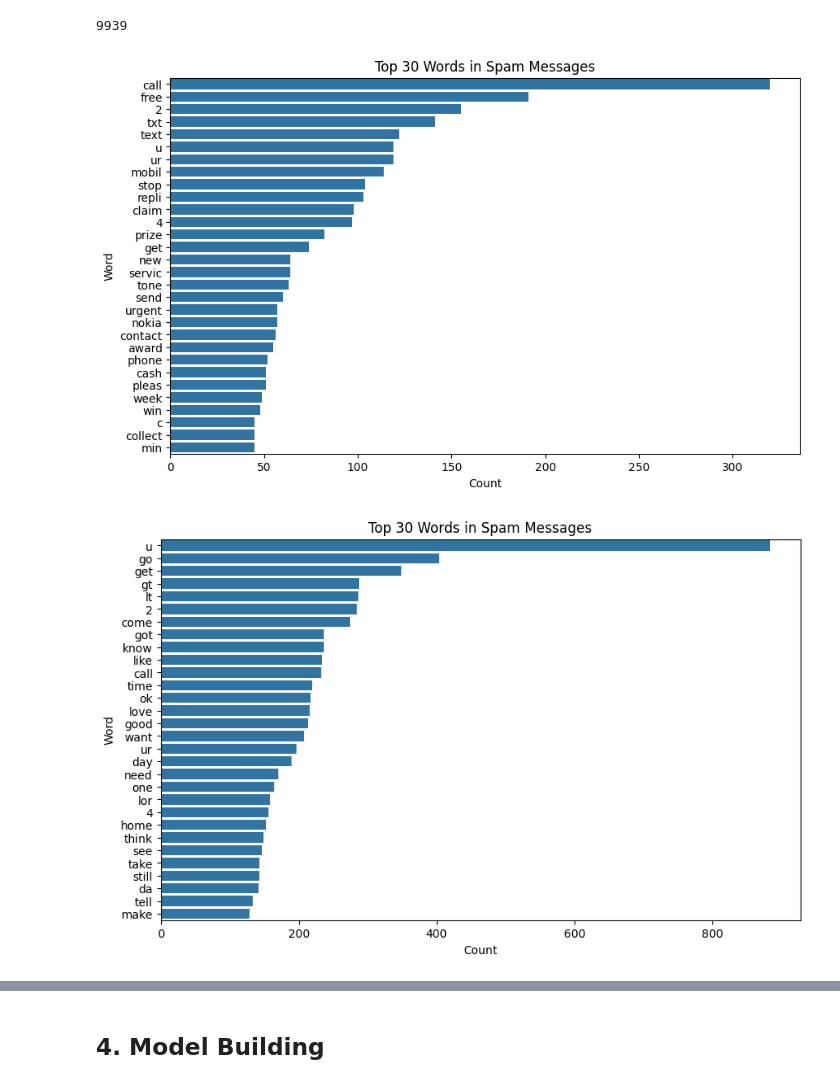
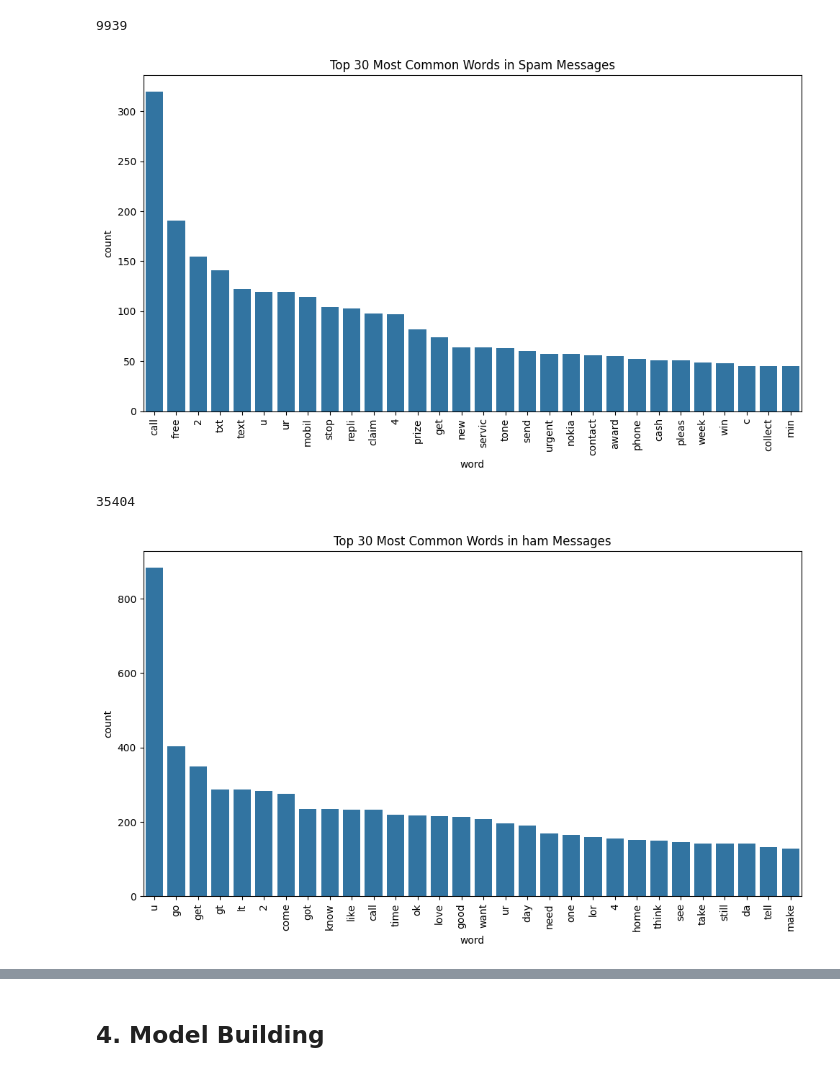
Before and after one commit to Kuldeepda/SMS-Spam-Analyser, a Jupyter notebook: Sms-spam-detection.ipynb, the cells around one changed output, grey strips where cells are left out. Drawn from its saved outputs; the diff is of its cells as text; code cells hidden in the pictures.

```diff
--- a/Sms-spam-detection.ipynb
+++ b/Sms-spam-detection.ipynb
@@ -272,0 +173,2 @@ data[data['target']==1][['num_characters','num_words','num_sentances']].describe
+# %%
+df['num_sentences'] = df['text'].apply(lambda x:len(nltk.sent_tokenize(x)))
@@ -398,5 +223,0 @@ data.head()
-# %%
-spam_corpus=[]
-for msg in data[data['target']==1]['transformed_text'].tolist():
-    for words in msg.split():
-        spam_corpus.append(words)
@@ -402,0 +299,2 @@ for msg in data[data['target']==1]['transformed_text'].tolist():
+# %%
+df['transformed_text'] = df['text'].apply(transform_text)
@@ -403,18 +338,30 @@ for msg in data[data['target']==1]['transformed_text'].tolist():
+# %%
+spam_corpus = []
+for msg in df[df['target'] == 1]['transformed_text'].tolist():
+    for word in msg.split():
+        spam_corpus.append(word)
 # %%
 len(spam_corpus)
 # %% [output]
 9939
 # %%
 from collections import Counter
-# Create dataframe of top 30 words
-common_words = pd.DataFrame(Counter(spam_corpus).most_common(30), columns=['word', 'count'])
+import pandas as pd
+import seaborn as sns
+import matplotlib.pyplot as plt
+
+# Get top 30 words from spam_corpus
+top_30 = pd.DataFrame(Counter(spam_corpus).most_common(30))
+
+# Rename columns for clarity
+top_30.columns = ['word', 'count']
 
 # Plot
 plt.figure(figsize=(10, 6))
-sns.barplot(x='count', y='word', data=common_words)
-plt.title("Top 30 Words in Spam Messages")
-plt.xlabel("Count")
-plt.ylabel("Word")
+sns.barplot(x='word', y='count', data=top_30)
+plt.xticks(rotation='vertical')
+plt.title('Top 30 Most Common Words in Spam Messages')
+plt.tight_layout()
 plt.show()
 # %% [output]
-[figure, old version]
+[figure, new version]
@@ -421,17 +373,25 @@ plt.show()
+# %%
+len(ham_corpus)
+# %% [output]
+35404
 # %%
-ham_corpus=[]
-for msg in data[data['target']==0]['transformed_text'].tolist():
-    for words in msg.split():
-        ham_corpus.append(words)
+from collections import Counter
+import pandas as pd
+import seaborn as sns
+import matplotlib.pyplot as plt
 
-common_words = pd.DataFrame(Counter(ham_corpus).most_common(30), columns=['word', 'count'])
+# Get top 30 words from spam_corpus
+top_30 = pd.DataFrame(Counter(ham_corpus).most_common(30))
+
+# Rename columns for clarity
+top_30.columns = ['word', 'count']
 
 # Plot
 plt.figure(figsize=(10, 6))
-sns.barplot(x='count', y='word', data=common_words)
-plt.title("Top 30 Words in Spam Messages")
-plt.xlabel("Count")
-plt.ylabel("Word")
+sns.barplot(x='word', y='count', data=top_30)
+plt.xticks(rotation='vertical')
+plt.title('Top 30 Most Common Words in ham Messages')
+plt.tight_layout()
 plt.show()
 # %% [output]
-[figure, old version]
+[figure, new version]
```
Also changed, not shown: parts of 152 cells of this notebook, 4 other files.
